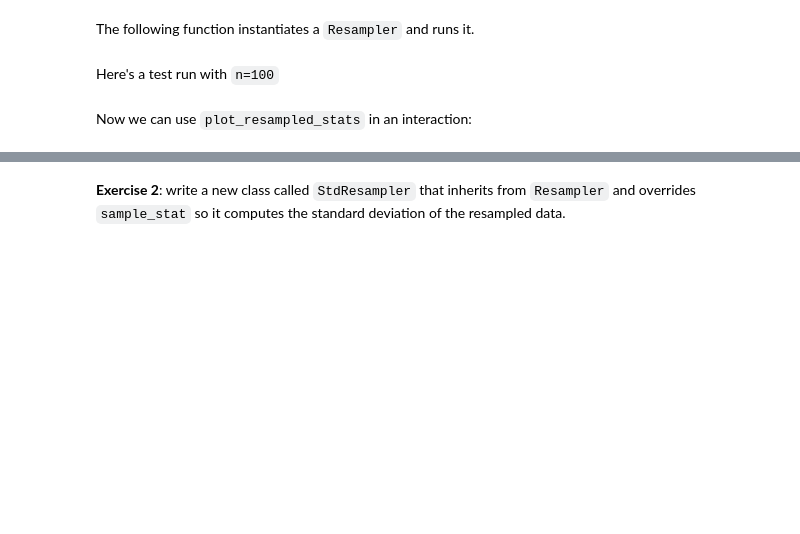
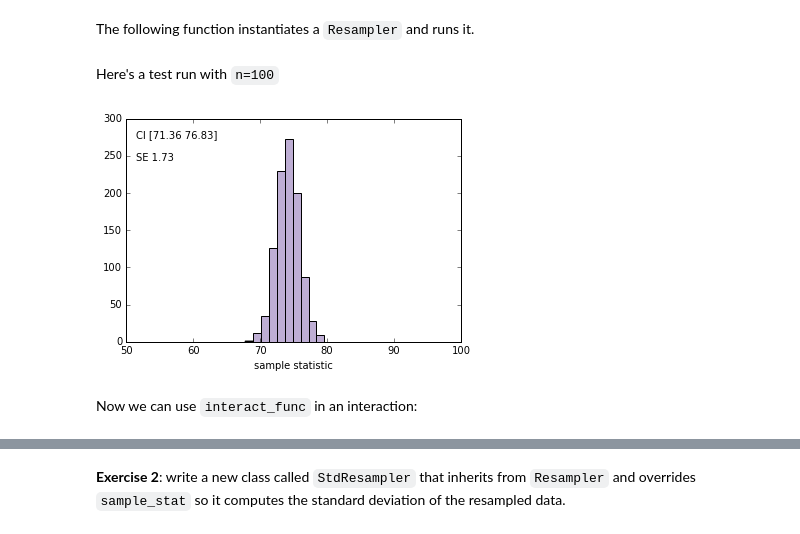
Before and after one commit to AllenDowney/CompStats, a Jupyter notebook: sampling_soln.ipynb, the cells around one changed output, grey strips where cells are left out. Saved outputs shown, nothing was run; the diff lists cells and outputs as text; code cells hidden in the pictures; blank space fills up the shorter version.

```diff
--- a/sampling_soln.ipynb
+++ b/sampling_soln.ipynb
@@ -201,27 +234,31 @@ class Resampler(object):
         """
         return sample.mean()
 
-    def compute_sample_statistics(self, iters=1000):
+    def compute_sampling_distribution(self, iters=1000):
         """Simulates many experiments and collects the resulting sample
         statistics.
         """
         stats = [self.sample_stat(self.resample()) for i in range(iters)]
         return numpy.array(stats)
 
-    def plot_sample_stats(self):
-        """Runs simulated experiments and summarizes the results.
-        """
-        sample_stats = self.compute_sample_statistics()
-        summarize_sampling_distribution(sample_stats)
+    def plot_sampling_distribution(self):
+        """Plots the sampling distribution."""
+        sample_stats = self.compute_sampling_distribution()
+        se = sample_stats.std()
+        ci = numpy.percentile(sample_stats, [5, 95])
+
         pyplot.hist(sample_stats, color=COLOR2)
         pyplot.xlabel('sample statistic')
         pyplot.xlim(self.xlim)
+        text(0.03, 0.95, 'CI [%0.2f %0.2f]' % tuple(ci))
+        text(0.03, 0.85, 'SE %0.2f' % se)
+        pyplot.show()
 # %% [markdown]
 The following function instantiates a `Resampler` and runs it.
 # %%
-def plot_resampled_stats(n=100):
+def interact_func(n, xlim):
     sample = weight.rvs(n)
-    resampler = Resampler(sample, xlim=[55, 95])
-    resampler.plot_sample_stats()
+    resampler = Resampler(sample, xlim=xlim)
+    resampler.plot_sampling_distribution()
 # %% [markdown]
 Here's a test run with `n=100`
@@ -230,4 +265,8 @@ plot_resampled_stats(100)
+# %%
+interact_func(n=100, xlim=[50, 100])
+# %% [output]
+[figure, added]
 # %% [markdown]
-Now we can use `plot_resampled_stats` in an interaction:
+Now we can use `interact_func` in an interaction:
 # %%
 slider = widgets.IntSlider(min=10, max=1000, value=100)
```
Also changed, not shown: parts of 30 cells of this notebook, 5 other files.
